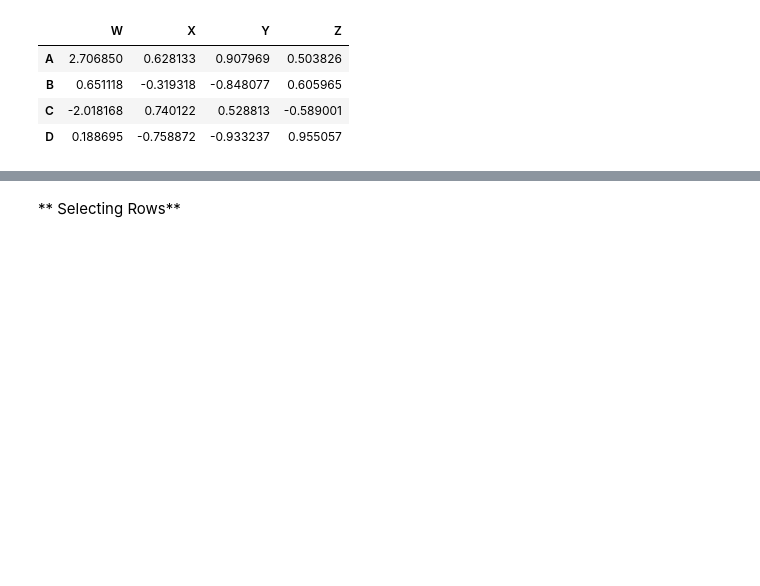
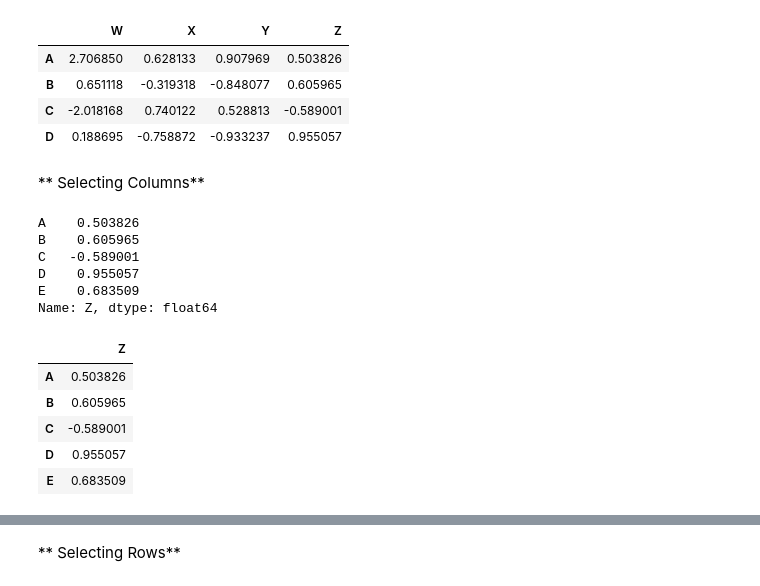
Before and after one commit to ComputingTelU/Pelatihan-Python, a Jupyter notebook: 2018/Python-for-Data-Analysis/Pandas/DataFrames.ipynb, the cells around one changed output, grey strips where cells are left out. Drawn from its saved outputs; the diff is of its cells as text; code cells hidden in the pictures; blank space fills up the shorter version.

```diff
--- a/2018/Python-for-Data-Analysis/Pandas/DataFrames.ipynb
+++ b/2018/Python-for-Data-Analysis/Pandas/DataFrames.ipynb
@@ -118,3 +120,23 @@ df.drop('E',axis=0)
 | B | 0.651118 | -0.319318 | -0.848077 | 0.605965 |
 | C | -2.018168 | 0.740122 | 0.528813 | -0.589001 |
 | D | 0.188695 | -0.758872 | -0.933237 | 0.955057 |
+# %% [markdown]
+** Selecting Columns**
+# %%
+df['Z']
+# %% [output]
+A    0.503826
+B    0.605965
+C   -0.589001
+D    0.955057
+E    0.683509
+Name: Z, dtype: float64
+# %%
+df[['Z']]
+# %% [output]
+|  | Z |
+| A | 0.503826 |
+| B | 0.605965 |
+| C | -0.589001 |
+| D | 0.955057 |
+| E | 0.683509 |
```
Also changed, not shown: parts of 14 cells of this notebook, 5 other files.
